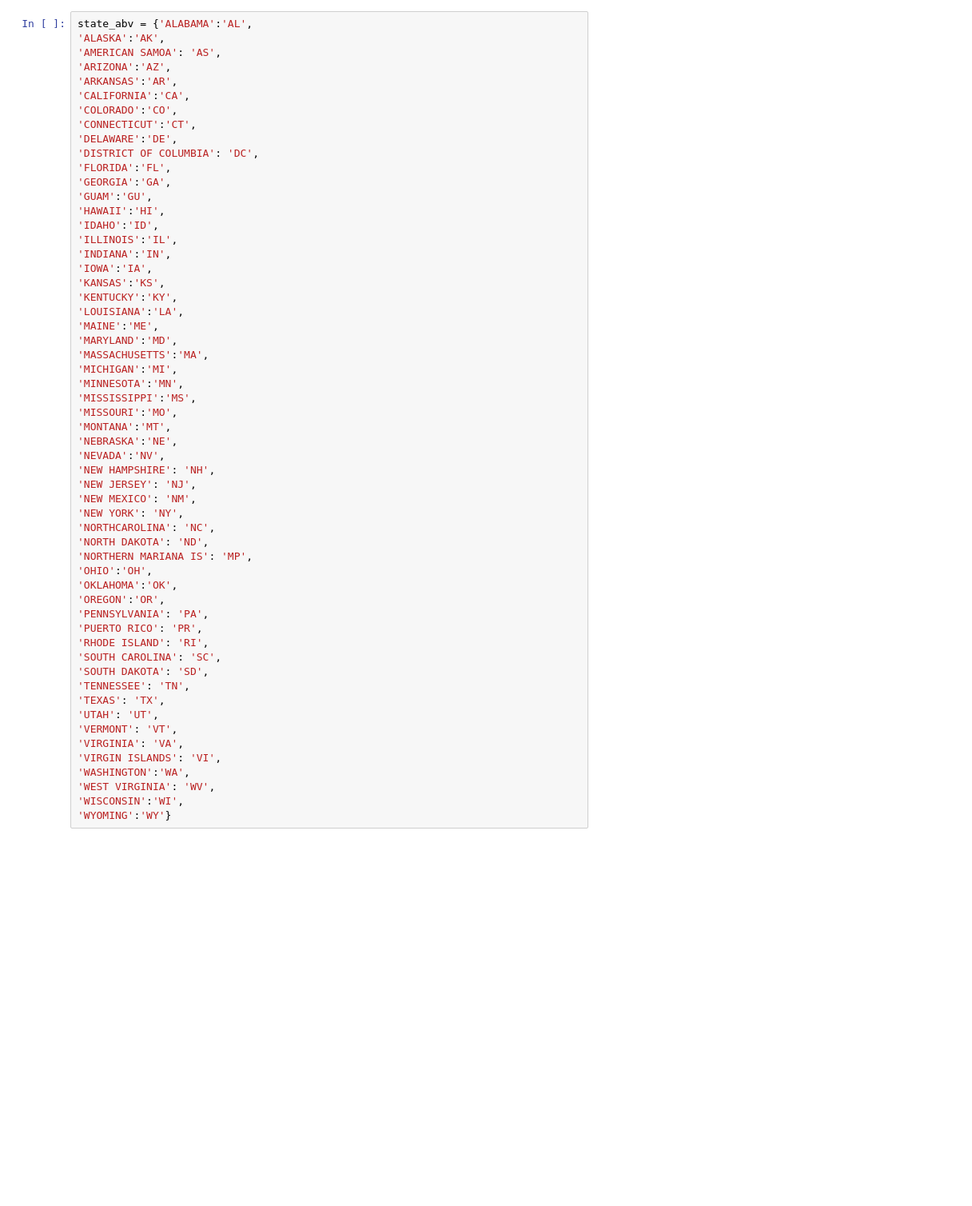
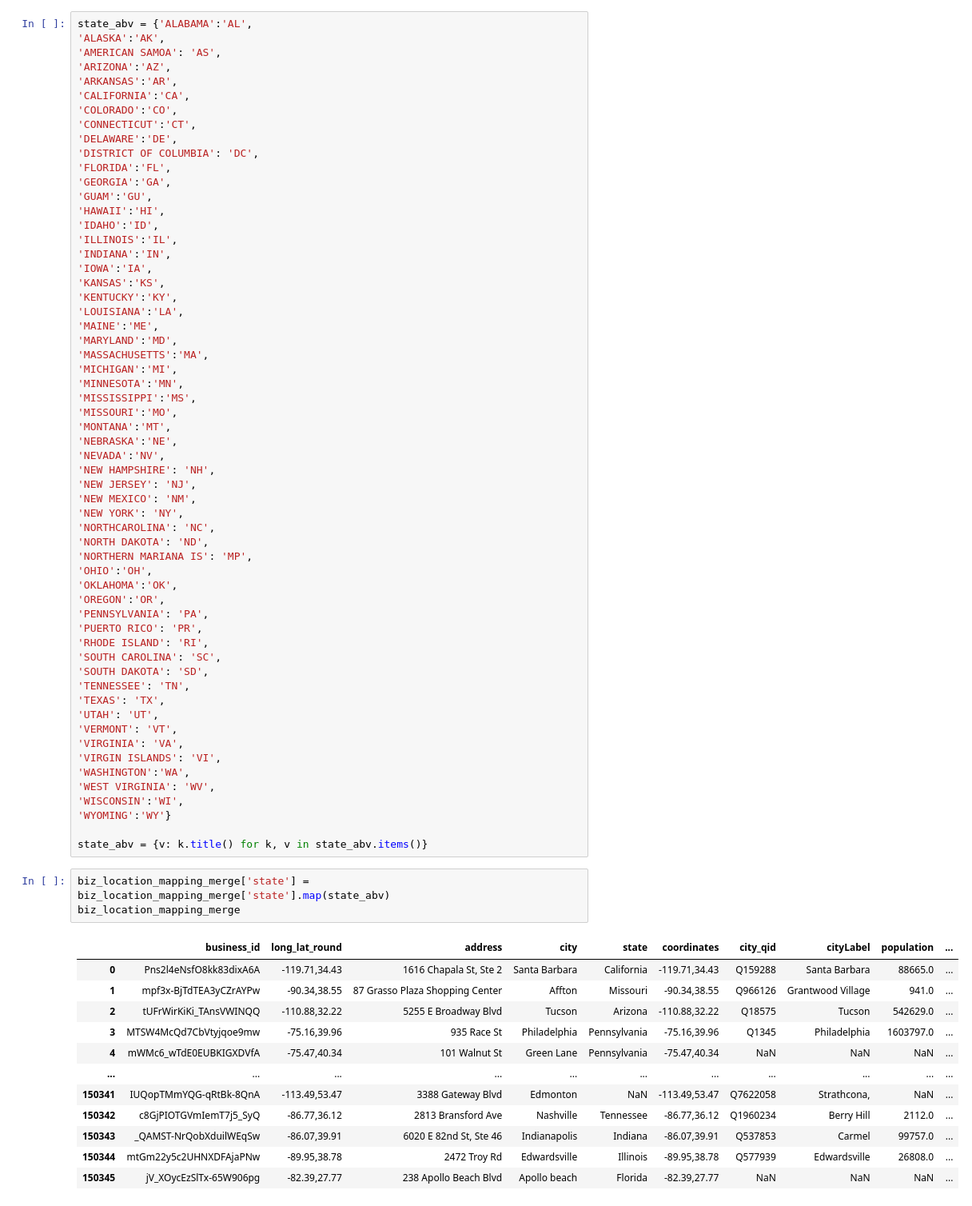
Before and after one commit to christiannielsen98/DVML-P7, a Jupyter notebook: Code/KnowledgeGraphEnrichment/location_from_wikidata.ipynb, the cells around one changed output. Shown at 80% size. Cells and saved outputs as stored; diff of their text form; blank space fills up the shorter version.

```diff
--- a/Code/KnowledgeGraphEnrichment/location_from_wikidata.ipynb
+++ b/Code/KnowledgeGraphEnrichment/location_from_wikidata.ipynb
@@ -253,3 +269,21 @@ state_abv = {'ALABAMA':'AL',
 'WEST VIRGINIA': 'WV',
 'WISCONSIN':'WI',
 'WYOMING':'WY'}
+
+state_abv = {v: k.title() for k, v in state_abv.items()}
+# %%
+biz_location_mapping_merge['state'] = biz_location_mapping_merge['state'].map(state_abv)
+biz_location_mapping_merge
+# %% [output]
+|  | business_id | long_lat_round | address | city | state | coordinates | city_qid | cityLabel | population | ... |
+| 0 | Pns2l4eNsfO8kk83dixA6A | -119.71,34.43 | 1616 Chapala St, Ste 2 | Santa Barbara | California | -119.71,34.43 | Q159288 | Santa Barbara | 88665.0 | ... |
+| 1 | mpf3x-BjTdTEA3yCZrAYPw | -90.34,38.55 | 87 Grasso Plaza Shopping Center | Affton | Missouri | -90.34,38.55 | Q966126 | Grantwood Village | 941.0 | ... |
+| 2 | tUFrWirKiKi_TAnsVWINQQ | -110.88,32.22 | 5255 E Broadway Blvd | Tucson | Arizona | -110.88,32.22 | Q18575 | Tucson | 542629.0 | ... |
+| 3 | MTSW4McQd7CbVtyjqoe9mw | -75.16,39.96 | 935 Race St | Philadelphia | Pennsylvania | -75.16,39.96 | Q1345 | Philadelphia | 1603797.0 | ... |
+| 4 | mWMc6_wTdE0EUBKIGXDVfA | -75.47,40.34 | 101 Walnut St | Green Lane | Pennsylvania | -75.47,40.34 | NaN | NaN | NaN | ... |
+| ... | ... | ... | ... | ... | ... | ... | ... | ... | ... | ... |
+| 150341 | IUQopTMmYQG-qRtBk-8QnA | -113.49,53.47 | 3388 Gateway Blvd | Edmonton | NaN | -113.49,53.47 | Q7622058 | Strathcona, | NaN | ... |
+| 150342 | c8GjPIOTGVmIemT7j5_SyQ | -86.77,36.12 | 2813 Bransford Ave | Nashville | Tennessee | -86.77,36.12 | Q1960234 | Berry Hill | 2112.0 | ... |
+| 150343 | _QAMST-NrQobXduilWEqSw | -86.07,39.91 | 6020 E 82nd St, Ste 46 | Indianapolis | Indiana | -86.07,39.91 | Q537853 | Carmel | 99757.0 | ... |
+| 150344 | mtGm22y5c2UHNXDFAjaPNw | -89.95,38.78 | 2472 Troy Rd | Edwardsville | Illinois | -89.95,38.78 | Q577939 | Edwardsville | 26808.0 | ... |
+| 150345 | jV_XOycEzSlTx-65W906pg | -82.39,27.77 | 238 Apollo Beach Blvd | Apollo beach | Florida | -82.39,27.77 | NaN | NaN | NaN | ... |
```
Also changed, not shown: parts of 7 cells of this notebook, 4 other files.
